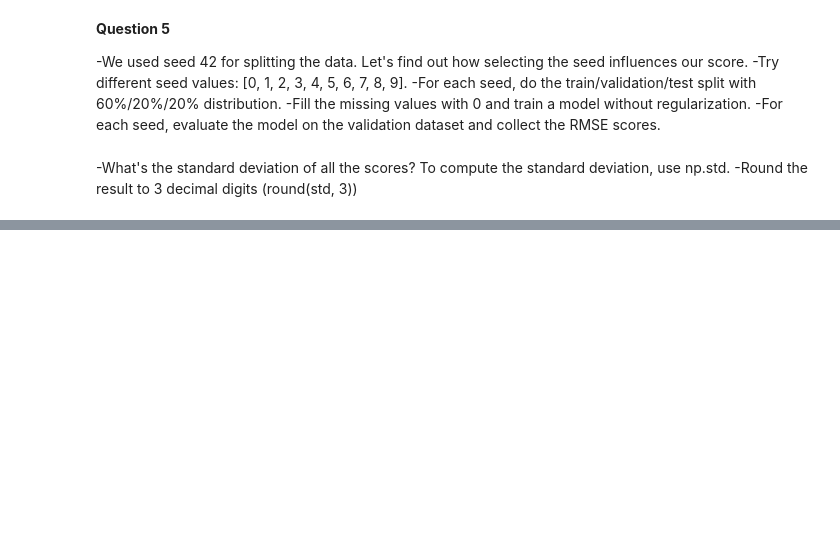
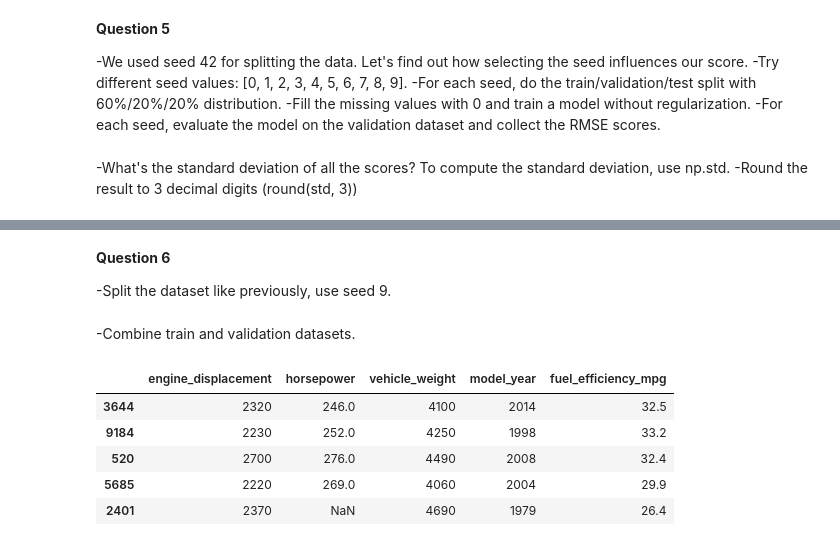
Before and after one commit to IsabelFuenzalida/ml_zoomcamp_homeworks, a Jupyter notebook: homework2/homework2.ipynb, the cells around one changed output, grey strips where cells are left out. Drawn from its saved outputs; the diff is of its cells as text; code cells hidden in the pictures; blank space fills up the shorter version.

```diff
--- a/homework2/homework2.ipynb
+++ b/homework2/homework2.ipynb
@@ -291,0 +249,29 @@ print(round(std, 3))
+# %% [markdown]
+**Question 6**
+
+-Split the dataset like previously, use seed 9.
+# %%
+n = len(df)
+n_val = int(n * 0.2)
+n_test = int(n * 0.2)
+n_train = n - n_val - n_test
+
+np.random.seed(9)
+idx = np.arange(n)
+np.random.shuffle(idx)
+
+df_train = df.iloc[idx[:n_train]]
+df_val = df.iloc[idx[n_train:n_train + n_val]]
+df_test = df.iloc[idx[n_train + n_val:]]
+# %% [markdown]
+-Combine train and validation datasets.
+# %%
+df_train_full = pd.concat([df_train, df_val])
+df_train_full.head()
+# %% [output]
+|  | engine_displacement | horsepower | vehicle_weight | model_year | fuel_efficiency_mpg |
+| 3644 | 2320 | 246.0 | 4100 | 2014 | 32.5 |
+| 9184 | 2230 | 252.0 | 4250 | 1998 | 33.2 |
+| 520 | 2700 | 276.0 | 4490 | 2008 | 32.4 |
+| 5685 | 2220 | 269.0 | 4060 | 2004 | 29.9 |
+| 2401 | 2370 | NaN | 4690 | 1979 | 26.4 |
```
Also changed, not shown: parts of 19 cells of this notebook, 1 other file.
